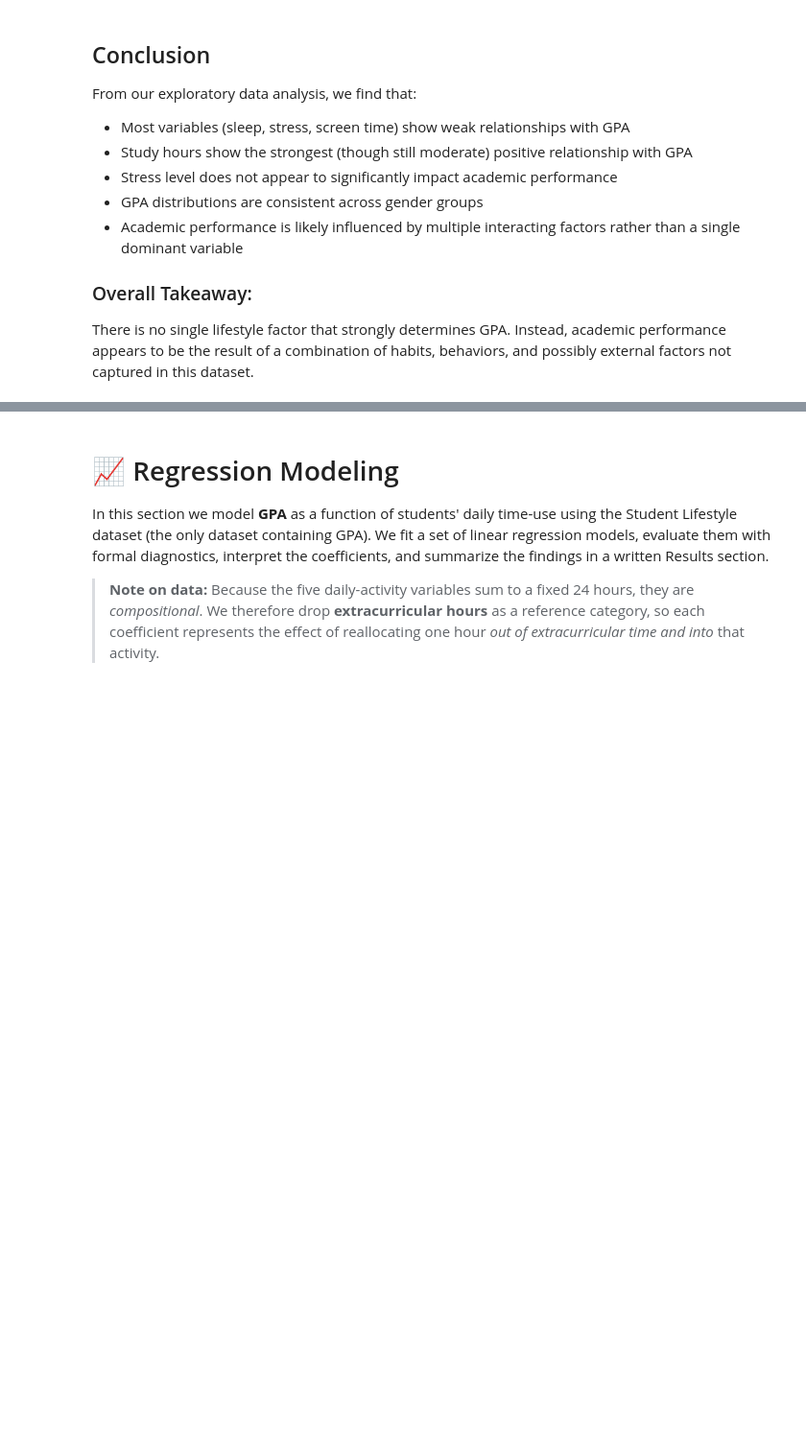
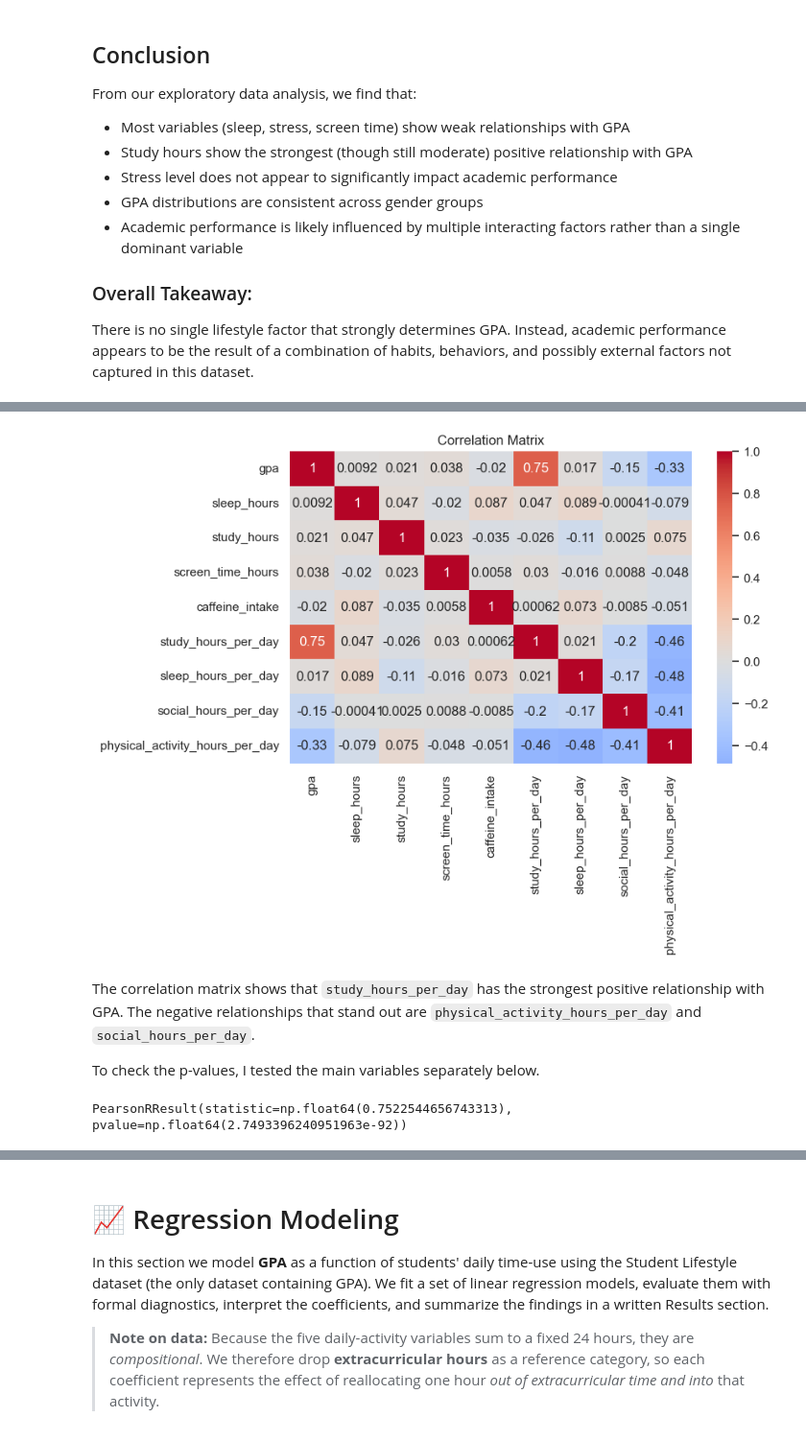
Before and after one commit to YousefAlkhunaizi123/math189project, a Jupyter notebook: math189final.ipynb, the cells around one changed output, grey strips where cells are left out. Shown at 96% size. Cells and saved outputs as stored; diff of their text form; code cells hidden in the pictures; blank space fills up the shorter version.

```diff
--- a/math189final.ipynb
+++ b/math189final.ipynb
@@ -362,0 +380,23 @@ There is no single lifestyle factor that strongly determines GPA. Instead, acade
+# %%
+import pandas as pd
+import numpy as np
+import seaborn as sns
+import matplotlib.pyplot as plt
+from scipy import stats
+
+sns.set_theme(style="whitegrid")
+plt.rcParams["figure.figsize"] = (8, 5)
+# %%
+df1 = pd.read_csv("student_stress_sleep_screen.csv")
+df2 = pd.read_csv("student_lifestyle_dataset.csv")
+
+df1.columns = df1.columns.str.strip().str.lower()
+df2.columns = df2.columns.str.strip().str.lower()
+
+df2["student_id"] = df2["student_id"].apply(lambda x: f"S{int(x):03d}")
+
+df = pd.merge(df1, df2, on="student_id", how="inner", suffixes=("_x", "_y"))
+df = df.rename(columns={"stress_level_x": "stress_level"})
+df = df.drop(columns=["stress_level_y"])
+
+df.shape
@@ -362,0 +428,15 @@ There is no single lifestyle factor that strongly determines GPA. Instead, acade
+# %%
+num_cols = [
+    "gpa",
+    "sleep_hours",
+    "study_hours",
+    "screen_time_hours",
+    "caffeine_intake",
+    "study_hours_per_day",
+    "sleep_hours_per_day",
+    "social_hours_per_day",
+    "physical_activity_hours_per_day"
+]
+
+corr = df[num_cols].corr()
+corr["gpa"].sort_values(ascending=False)
@@ -362,0 +454,14 @@ There is no single lifestyle factor that strongly determines GPA. Instead, acade
+# %%
+sns.heatmap(corr, annot=True, cmap="coolwarm", center=0)
+plt.title("Correlation Matrix")
+plt.show()
+# %% [output]
+[figure, added]
+# %% [markdown]
+The correlation matrix shows that `study_hours_per_day` has the strongest positive relationship with GPA. The negative relationships that stand out are `physical_activity_hours_per_day` and `social_hours_per_day`.
+
+To check the p-values, I tested the main variables separately below.
+# %%
+stats.pearsonr(df["study_hours_per_day"], df["gpa"])
+# %% [output]
+PearsonRResult(statistic=np.float64(0.7522544656743313), pvalue=np.float64(2.7493396240951963e-92))
```
Also changed, not shown: parts of 39 cells of this notebook.
